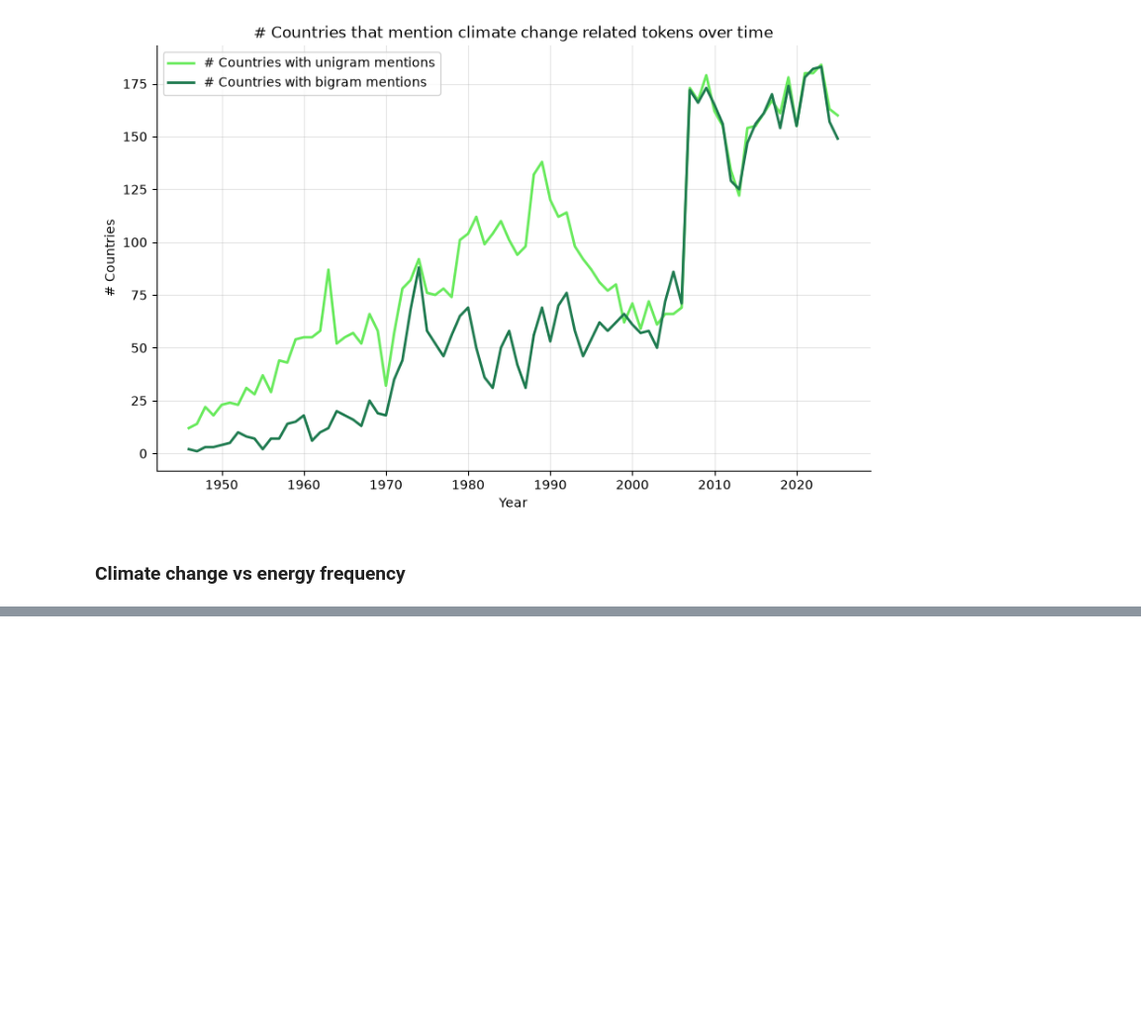
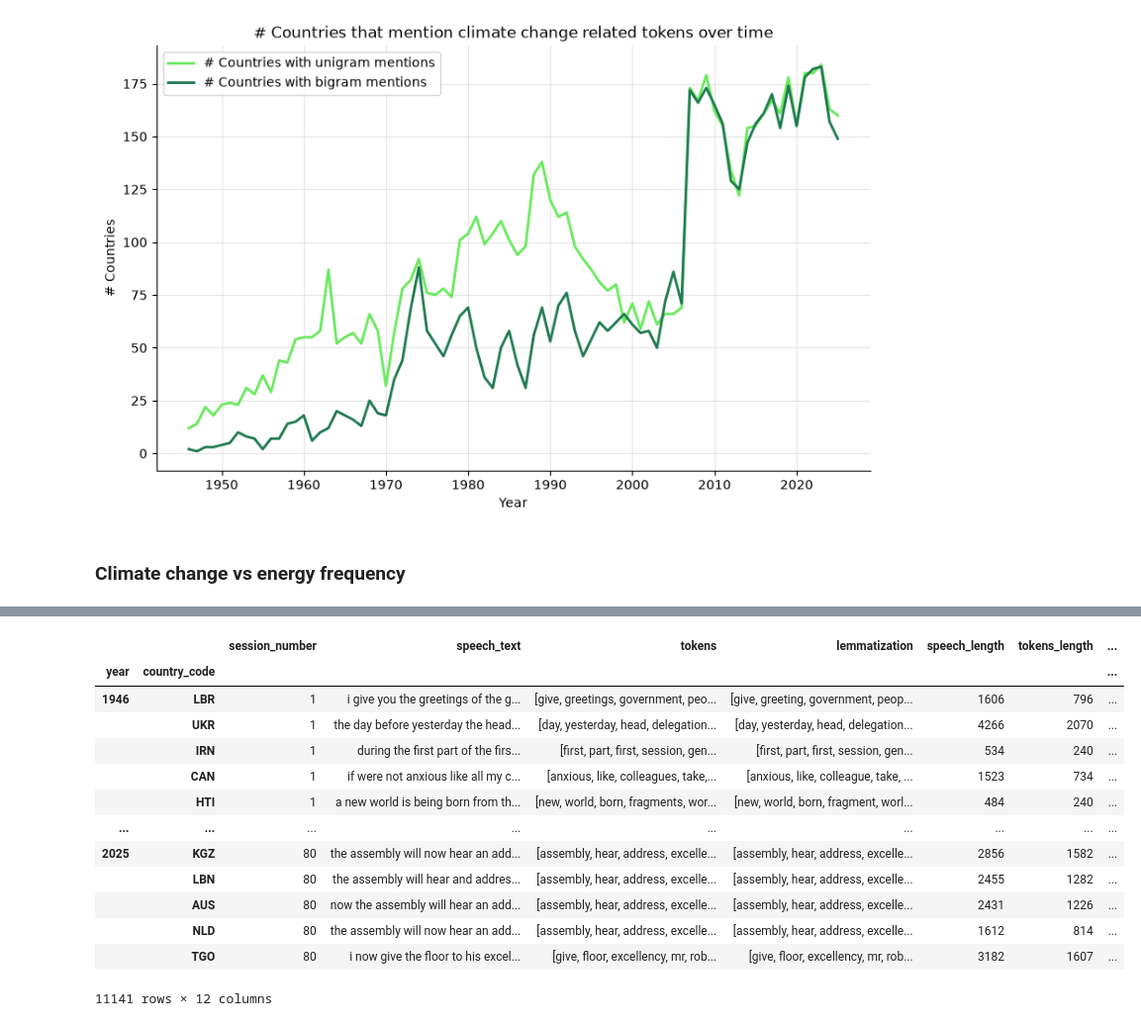
Before and after one commit to jacobgroot/FDS, a Jupyter notebook: exploratory_calixto.ipynb, the cells around one changed output, grey strips where cells are left out. Shown at 99% size. Cells and saved outputs as stored; diff of their text form; code cells hidden in the pictures; blank space fills up the shorter version.

```diff
--- a/exploratory_calixto.ipynb
+++ b/exploratory_calixto.ipynb
@@ -407,0 +451,18 @@ np.int64(20290)
+# %%
+# Save dataset
+df_cc_vs_re
+# %% [output]
+|  |  | session_number | speech_text | tokens | lemmatization | speech_length | tokens_length | ... |
+| year | country_code |  |  |  |  |  |  | ... |
+| 1946 | LBR | 1 | i give you the greetings of the g... | [give, greetings, government, peo... | [give, greeting, government, peop... | 1606 | 796 | ... |
+|  | UKR | 1 | the day before yesterday the head... | [day, yesterday, head, delegation... | [day, yesterday, head, delegation... | 4266 | 2070 | ... |
+|  | IRN | 1 | during the first part of the firs... | [first, part, first, session, gen... | [first, part, first, session, gen... | 534 | 240 | ... |
+|  | CAN | 1 | if were not anxious like all my c... | [anxious, like, colleagues, take,... | [anxious, like, colleague, take, ... | 1523 | 734 | ... |
+|  | HTI | 1 | a new world is being born from th... | [new, world, born, fragments, wor... | [new, world, born, fragment, worl... | 484 | 240 | ... |
+| ... | ... | ... | ... | ... | ... | ... | ... | ... |
+| 2025 | KGZ | 80 | the assembly will now hear an add... | [assembly, hear, address, excelle... | [assembly, hear, address, excelle... | 2856 | 1582 | ... |
+|  | LBN | 80 | the assembly will hear and addres... | [assembly, hear, address, excelle... | [assembly, hear, address, excelle... | 2455 | 1282 | ... |
+|  | AUS | 80 | now the assembly will hear an add... | [assembly, hear, address, excelle... | [assembly, hear, address, excelle... | 2431 | 1226 | ... |
+|  | NLD | 80 | the assembly will now hear an add... | [assembly, hear, address, excelle... | [assembly, hear, address, excelle... | 1612 | 814 | ... |
+|  | TGO | 80 | i now give the floor to his excel... | [give, floor, excellency, mr, rob... | [give, floor, excellency, mr, rob... | 3182 | 1607 | ... |
+11141 rows × 12 columns
```
Also changed, not shown: parts of 12 cells of this notebook, 2 other files.
